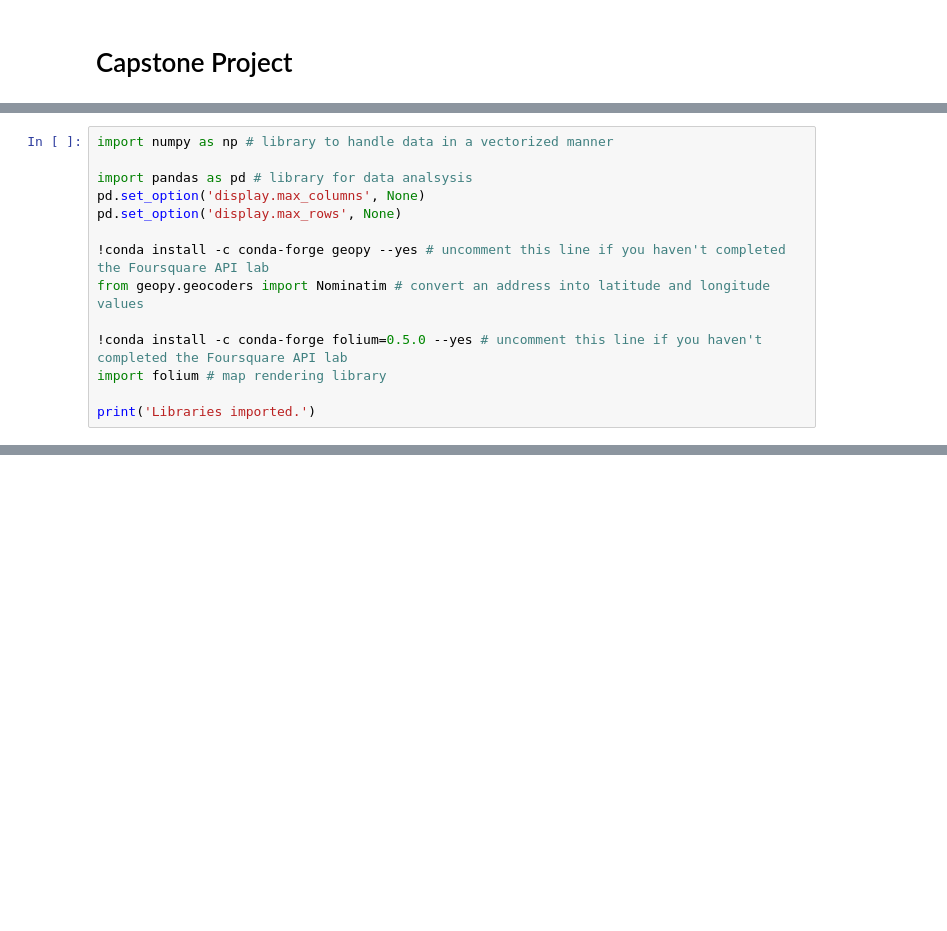
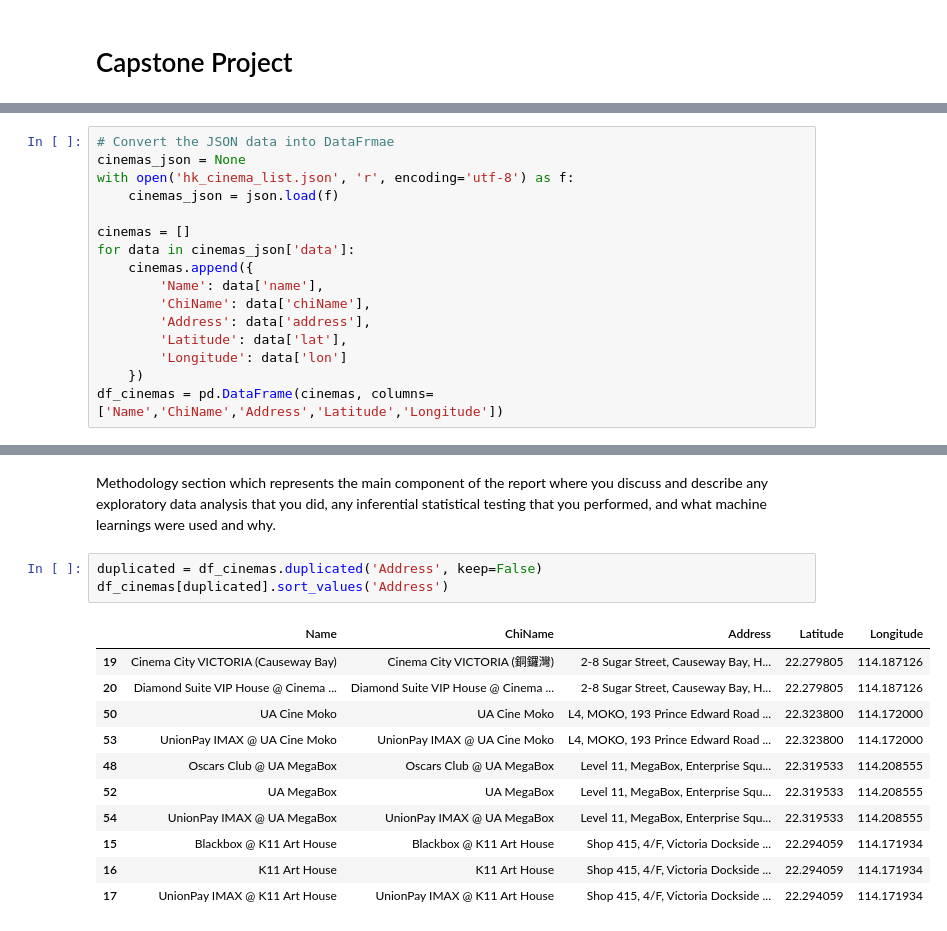
Before and after one commit to ZeLiu00/Coursera_Capstone, a Jupyter notebook: Final Project.ipynb, the cells around one changed output, grey strips where cells are left out. Cells and saved outputs as stored; diff of their text form; blank space fills up the shorter version.

```diff
--- a/Final Project.ipynb
+++ b/Final Project.ipynb
@@ -18,14 +2,0 @@ Before we get the data and start exploring it, let's download all the dependenci
-# %%
-import numpy as np # library to handle data in a vectorized manner
-
-import pandas as pd # library for data analsysis
-pd.set_option('display.max_columns', None)
-pd.set_option('display.max_rows', None)
-
-!conda install -c conda-forge geopy --yes # uncomment this line if you haven't completed the Foursquare API lab
-from geopy.geocoders import Nominatim # convert an address into latitude and longitude values
-
-!conda install -c conda-forge folium=0.5.0 --yes # uncomment this line if you haven't completed the Foursquare API lab
-import folium # map rendering library
-
-print('Libraries imported.')
@@ -111,0 +32,16 @@ dfToronto.sort_values('Income_2016')
+# %%
+# Convert the JSON data into DataFrmae
+cinemas_json = None
+with open('hk_cinema_list.json', 'r', encoding='utf-8') as f:
+    cinemas_json = json.load(f)
+
+cinemas = []
+for data in cinemas_json['data']:
+    cinemas.append({
+        'Name': data['name'],
+        'ChiName': data['chiName'],
+        'Address': data['address'],
+        'Latitude': data['lat'],
+        'Longitude': data['lon']
+    })
+df_cinemas = pd.DataFrame(cinemas, columns=['Name','ChiName','Address','Latitude','Longitude'])
@@ -111,0 +61,18 @@ dfToronto.sort_values('Income_2016')
+# %% [markdown]
+
+Methodology section which represents the main component of the report where you discuss and describe any exploratory data analysis that you did, any inferential statistical testing that you performed, and what machine learnings were used and why.
+# %%
+duplicated = df_cinemas.duplicated('Address', keep=False)
+df_cinemas[duplicated].sort_values('Address')
+# %% [output]
+|  | Name | ChiName | Address | Latitude | Longitude |
+| 19 | Cinema City VICTORIA (Causeway Bay) | Cinema City VICTORIA (銅鑼灣) | 2-8 Sugar Street, Causeway Bay, H... | 22.279805 | 114.187126 |
+| 20 | Diamond Suite VIP House @ Cinema ... | Diamond Suite VIP House @ Cinema ... | 2-8 Sugar Street, Causeway Bay, H... | 22.279805 | 114.187126 |
+| 50 | UA Cine Moko | UA Cine Moko | L4, MOKO, 193 Prince Edward Road ... | 22.323800 | 114.172000 |
+| 53 | UnionPay IMAX @ UA Cine Moko | UnionPay IMAX @ UA Cine Moko | L4, MOKO, 193 Prince Edward Road ... | 22.323800 | 114.172000 |
+| 48 | Oscars Club @ UA MegaBox | Oscars Club @ UA MegaBox | Level 11, MegaBox, Enterprise Squ... | 22.319533 | 114.208555 |
+| 52 | UA MegaBox | UA MegaBox | Level 11, MegaBox, Enterprise Squ... | 22.319533 | 114.208555 |
+| 54 | UnionPay IMAX @ UA MegaBox | UnionPay IMAX @ UA MegaBox | Level 11, MegaBox, Enterprise Squ... | 22.319533 | 114.208555 |
+| 15 | Blackbox @ K11 Art House | Blackbox @ K11 Art House | Shop 415, 4/F, Victoria Dockside ... | 22.294059 | 114.171934 |
+| 16 | K11 Art House | K11 Art House | Shop 415, 4/F, Victoria Dockside ... | 22.294059 | 114.171934 |
+| 17 | UnionPay IMAX @ K11 Art House | UnionPay IMAX @ K11 Art House | Shop 415, 4/F, Victoria Dockside ... | 22.294059 | 114.171934 |
```
Also changed, not shown: parts of 57 cells of this notebook.
